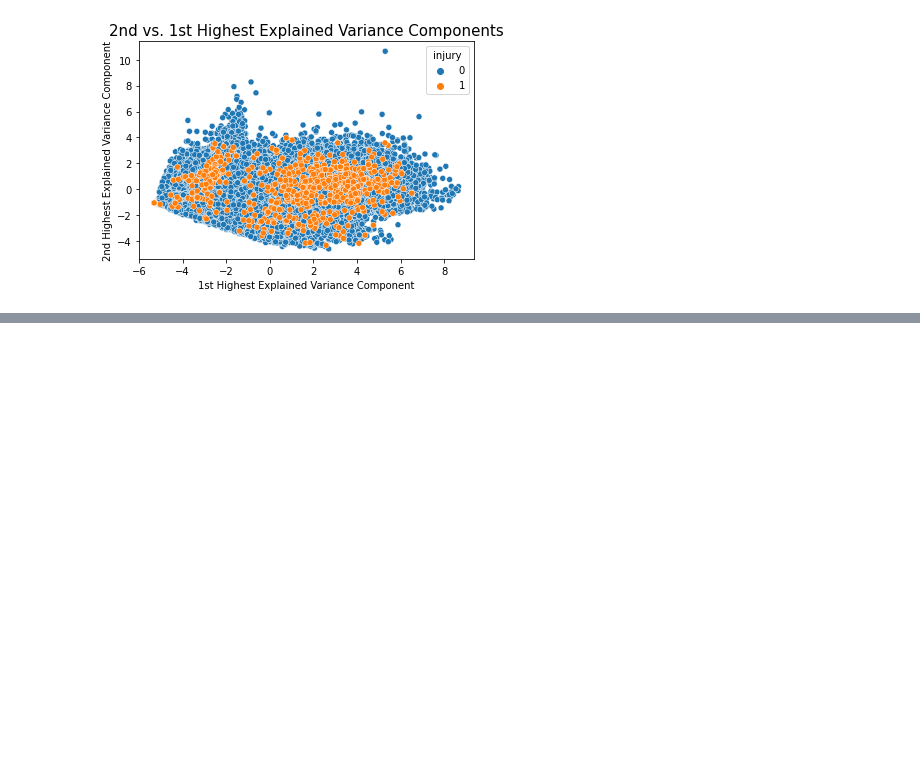
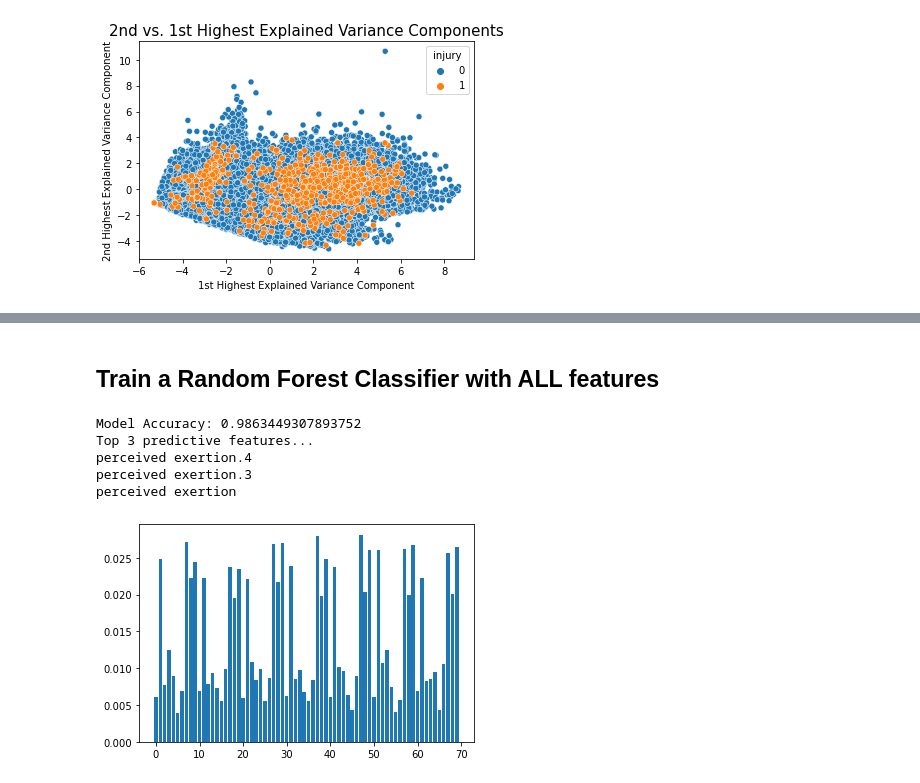
Before and after one commit to ryn8raun248/TrainingTrainers, a Jupyter notebook: final_project_notebook.ipynb, the cells around one changed output, grey strips where cells are left out. Saved outputs shown, nothing was run; the diff lists cells and outputs as text; code cells hidden in the pictures; blank space fills up the shorter version.

```diff
--- a/final_project_notebook.ipynb
+++ b/final_project_notebook.ipynb
@@ -453,19 +398,0 @@ pipe_svm_pca = Pipeline([("preprocessor", preprocessor),
-# %%
-param_range = []
-for x in range(1, 57): # param range of 1 through 56
-	param_range.append(x)
-
-param_range_fl = [1.0, 0.5, 0.1]
-param_range_tree = [2, 4, 5]
-
-grid_params_lr = [{'clf__penalty': ['l1', 'l2'],
-		'clf__C': param_range_fl,
-		'clf__solver': ['liblinear']}]
-
-grid_params_rf = [{'clf__criterion': ['gini', 'entropy'],
-		'clf__min_samples_leaf': param_range_tree,
-		'clf__max_depth': param_range_tree,
-		'clf__min_samples_split': param_range_tree}]
-
-grid_params_svm = [{'clf__kernel': ['linear', 'rbf'],
-		'clf__C': param_range}]
@@ -555,0 +399,41 @@ Estimator: Random Forest
+# %% [markdown]
+## Train a Random Forest Classifier with ALL features
+# %%
+nums = {}
+pred_feat_names = []
+# define the model
+model = RandomForestClassifier()
+# fit the model
+model.fit(X_train, y_train)
+# get importance
+importance = model.feature_importances_
+
+y_pred_rf2=model.predict(X_test)
+# Model Accuracy, how often is the classifier correct?
+print("Model Accuracy:",metrics.accuracy_score(y_test, y_pred_rf2))
+
+# summarize feature importance
+for i,v in enumerate(importance):
+#     print('Feature: %0d, Score: %.5f' % (i,v))
+    nums[i] = v
+
+print('Top 3 predictive features...')
+
+for x in range(0,3):
+    max_key = max(nums, key=nums.get)
+    colname = day_data.columns[max_key]
+    pred_feat_names.append(colname)
+    print(colname)
+    del nums[max_key]
+
+
+# plot feature importance
+pyplot.bar([x for x in range(len(importance))], importance)
+pyplot.show()
+# %% [output]
+Model Accuracy: 0.9863449307893752
+Top 3 predictive features...
+perceived exertion.4
+perceived exertion.3
+perceived exertion
+[figure, added]
```
Also changed, not shown: parts of 20 cells of this notebook.
